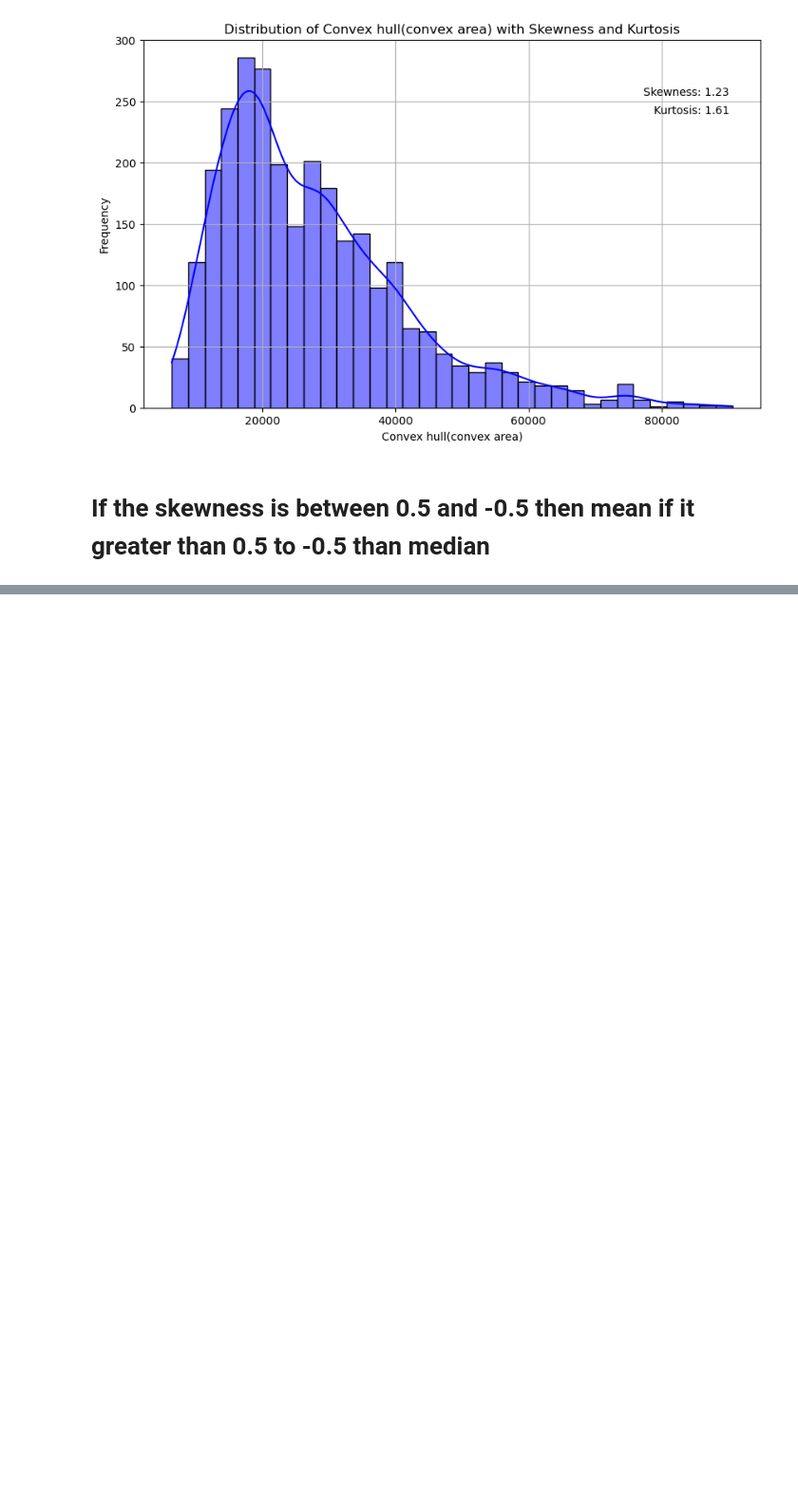
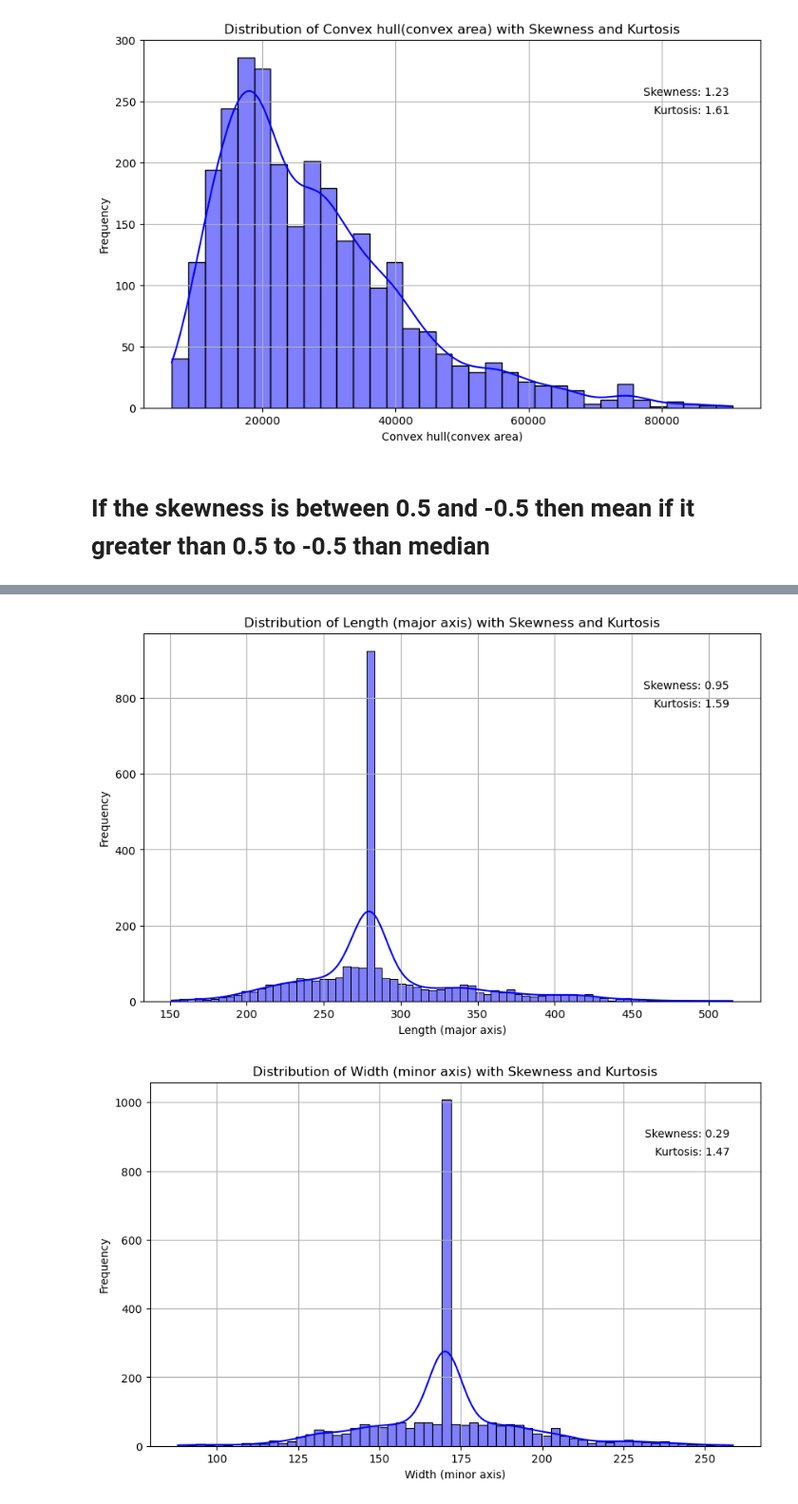
Before and after one commit to MaukanMir/Almond-Classification, a Jupyter notebook: training.ipynb, the cells around one changed output, grey strips where cells are left out. Shown at 95% size. Cells and saved outputs as stored; diff of their text form; code cells hidden in the pictures; blank space fills up the shorter version.

```diff
--- a/training.ipynb
+++ b/training.ipynb
@@ -202,0 +262,8 @@ median_values = [
+# %%
+for col in df.columns:
+  if col == "Type":
+    continue
+  dist_plot(process_df, col)
+# %% [output]
+[figure, added]
+[figure, added]
```
Also changed, not shown: parts of 11 cells of this notebook.
